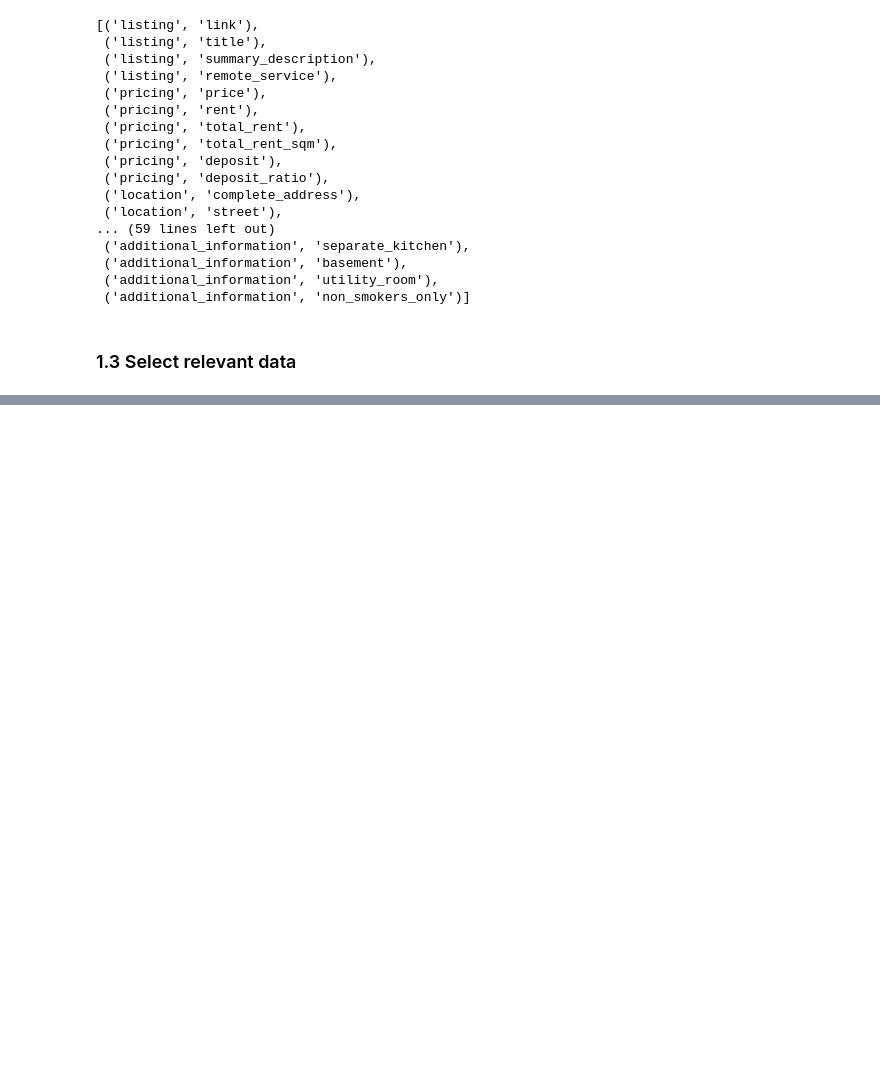
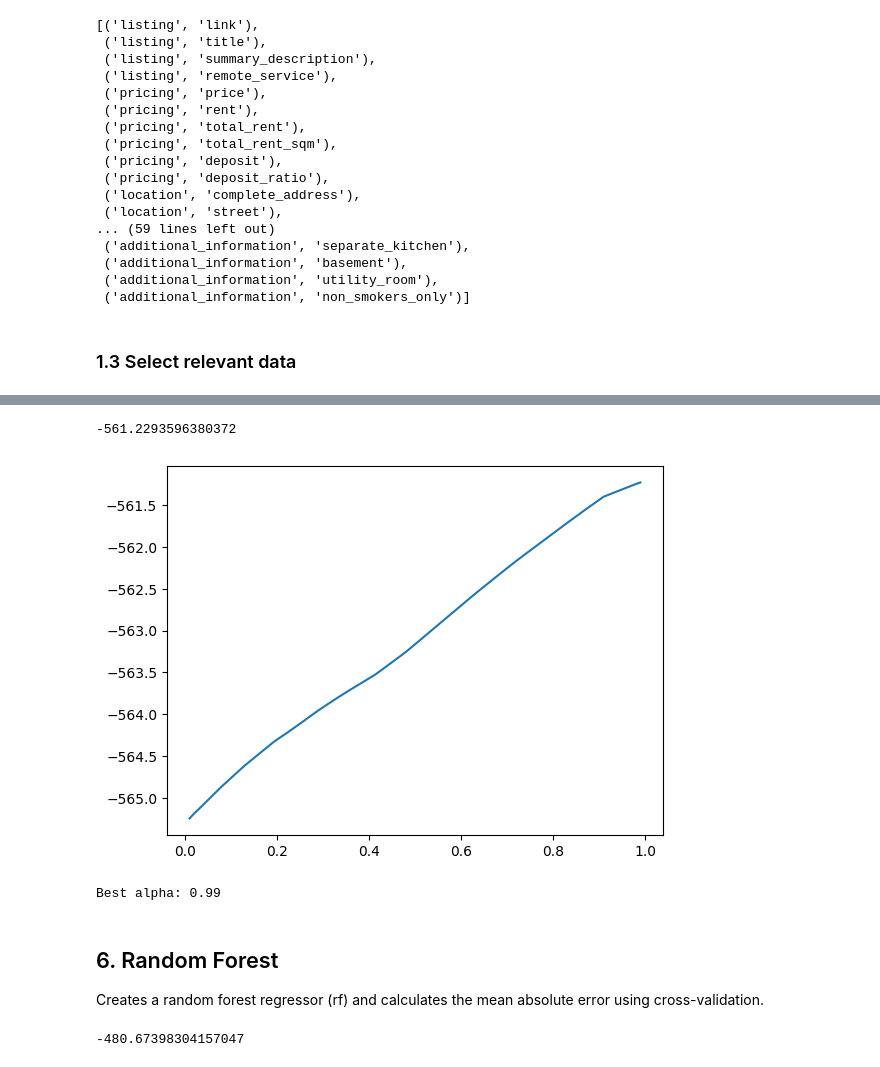
Before and after one commit to Luk-kar/Home-Market-Harvester, a Jupyter notebook: notebooks/004_model_building.ipynb, the cells around one changed output, grey strips where cells are left out. Drawn from its saved outputs; the diff is of its cells as text; code cells hidden in the pictures; blank space fills up the shorter version.

```diff
--- a/notebooks/004_model_building.ipynb
+++ b/notebooks/004_model_building.ipynb
@@ -90,0 +131,17 @@ df_model.columns
+# %%
+X = df_dum.drop('total_rent', axis =1)
+Y = df_dum['total_rent']
+
+# Convert boolean columns to integers (0s and 1s)
+bool_cols = X.select_dtypes(include=['bool']).columns
+X[bool_cols] = X[bool_cols].astype(int)
+
+# Replace NaNs and infinities in X
+X = X.replace([np.inf, -np.inf], np.nan)
+X = X.fillna(0)
+
+# Replace NaNs and infinities in Y
+Y = Y.replace([np.inf, -np.inf], np.nan)
+Y = Y.fillna(0)
+
+X_train, X_test, Y_train, Y_test = train_test_split(X, Y.values, test_size=0.2, random_state=42)
@@ -90,0 +261,5 @@ df_model.columns
+# %%
+lm = LinearRegression()
+lm.fit(X_train, Y_train)
+
+np.mean(cross_val_score(lm,X_train,Y_train, scoring = 'neg_mean_absolute_error', cv=10))
@@ -90,0 +271,37 @@ df_model.columns
+# %%
+lm_l = Lasso(alpha=.99)
+lm_l.fit(X_train,Y_train)
+avg_score = np.mean(cross_val_score(lm_l,X_train,Y_train, scoring = 'neg_mean_absolute_error', cv= 10))
+avg_score
+# %% [output]
+-561.2293596380372
+# %%
+alpha = []
+error = []
+
+# Loop to populate alpha and error lists
+for i in range(1,100):
+    alpha.append(i/100)
+    lml = Lasso(alpha=(i/100))
+    error.append(np.mean(cross_val_score(lml, X_train, Y_train, scoring='neg_mean_absolute_error', cv=10)))
+
+# Plotting
+plt.plot(alpha, error)
+plt.show()
+
+# Finding the best alpha
+best_alpha_index = np.argmax(error)  # Get the index of the best error
+best_alpha = alpha[best_alpha_index]  # Use index to find the corresponding alpha
+print(f"Best alpha: {best_alpha}")
+# %% [output]
+[figure, added]
+Best alpha: 0.99
+# %% [markdown]
+## 6. Random Forest
+Creates a random forest regressor (rf) and calculates the mean absolute error using cross-validation.
+# %%
+rf = RandomForestRegressor()
+
+np.mean(cross_val_score(rf,X_train,Y_train,scoring = 'neg_mean_absolute_error', cv= 15))
+# %% [output]
+-480.67398304157047
```
Also changed, not shown: parts of 23 cells of this notebook, 1 other file.
